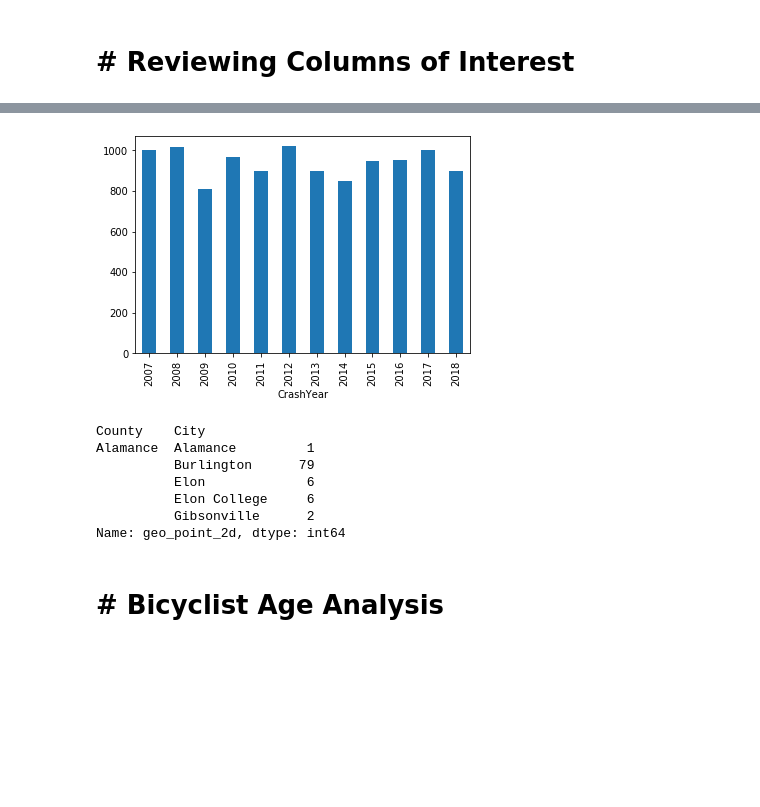
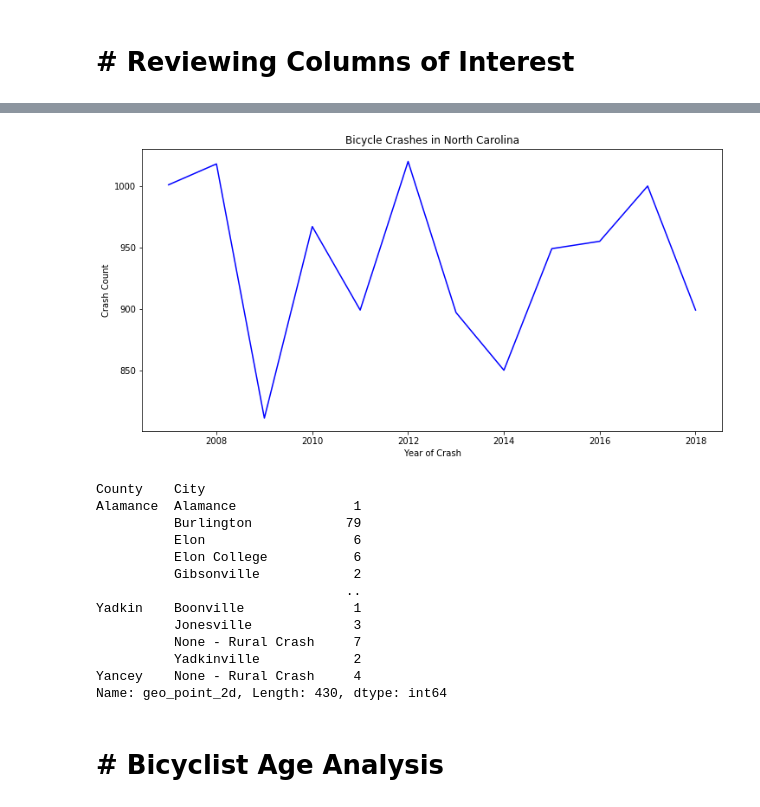
Before and after one commit to waghrayrashi/project-1, a Jupyter notebook: cyclist-analysis.ipynb, the cells around one changed output, grey strips where cells are left out. Cells and saved outputs as stored; diff of their text form; code cells hidden in the pictures; blank space fills up the shorter version.

Commit message:
added plots and trying heatmap

```diff
--- a/cyclist-analysis.ipynb
+++ b/cyclist-analysis.ipynb
@@ -56,0 +90,21 @@ clean_crash_data
+# %%
+# Cleaning Crash Group
+crash_data["CrashGrp"] = crash_data["CrashGrp"].replace(
+    {"Bicyclist Failed to Yield—Midblock": "Bicyclist Failed to Yield - Midblock",
+    "Bicyclist Failed to Yield—Sign-Controlled Intersection": "Bicyclist Failed to Yield - Sign-Controlled Intersection",
+    "Bicyclist Failed to Yield—Signalized Intersection": "Bicyclist Failed to Yield - Signalized Intersection",
+    "Bicyclist Left Turn/Merge": "Bicyclist Left Turn / Merge",
+    "Bicyclist Right Turn/Merge": "Bicyclist Right Turn / Merge",
+    "Crossing Paths—Other Circumstances": "Crossing Paths - Other Circumstances",
+    "Loss of Control/Turning Error": "Loss of Control / Turning Error",
+    "Motorist Failed to Yield—Midblock": "Motorist Failed to Yield - Midblock",
+    "Motorist Failed to Yield—Sign-Controlled Intersection": "Motorist Failed to Yield - Sign-Controlled Intersection",
+    "Motorist Failed to Yield—Signalized Intersection": "Motorist Failed to Yield - Signalized Intersection",
+    "Motorist Left Turn/Merge": "Motorist Left Turn / Merge",
+     "Motorist Right Turn/Merge": "Motorist Right Turn / Merge",
+     "Nonroadway": "Non-Roadway",
+     "Other/Unknown—Insufficient Details": "Other / Unknown - Insufficient Details",
+     "Other/Unusual Circumstances": "Other / Unusual Circumstances",
+     "Parallel Paths—Other Circumstances": "Parallel Paths - Other Circumstances"
+    })
+crash_data["CrashGrp"]
@@ -169,33 +525,37 @@ Name: geo_point_2d, dtype: int64
 # %%
-# Create a bar plot for crashes over time
-
+# Create a trendline for crashes over time
 # Generate the bar plot for crashes over time
-crashes_by_year.plot(kind='bar')
-
-# Define plot options
-# plt.title("Bicycle Crashes in North Carolina")
-# plt.xlabel("Year")
-# plt.ylabel("Number of Bicycle Crashes in North Carolina")
+fig, ax = plt.subplots()
+ax = crashes_by_year.plot(kind='line', figsize = (12,6), color = "blue")
+ax.set_xlabel("Year of Crash")
+ax.set_ylabel("Crash Count")
+ax.set_title("Bicycle Crashes in North Carolina")
 
 # Save the bar plot for crashes over time
-plt.savefig("Output/CrashesOverTime.png")
+plt.savefig("Output/YoYCrashTrend.png")
 
 # Display the bar plot for crashes over time
 plt.show()
 # %% [output]
-[figure, old version]
+[figure, new version]
 # %%
 # Sort by County, City
 sorted_by_city = crash_data.groupby(["County", "City"])["geo_point_2d"].count()
 sorted_by_city
 # %% [output]
 County    City
-Alamance  Alamance         1
-          Burlington      79
-          Elon             6
-          Elon College     6
-          Gibsonville      2
-Name: geo_point_2d, dtype: int64
+Alamance  Alamance               1
+          Burlington            79
+          Elon                   6
+          Elon College           6
+          Gibsonville            2
+                                ..
+Yadkin    Boonville              1
+          Jonesville             3
+          None - Rural Crash     7
+          Yadkinville            2
+Yancey    None - Rural Crash     4
+Name: geo_point_2d, Length: 430, dtype: int64
 # %% [markdown]
 # # Bicyclist Age Analysis
 # %%
```
Also changed, not shown: parts of 32 cells of this notebook, 11 other files.
